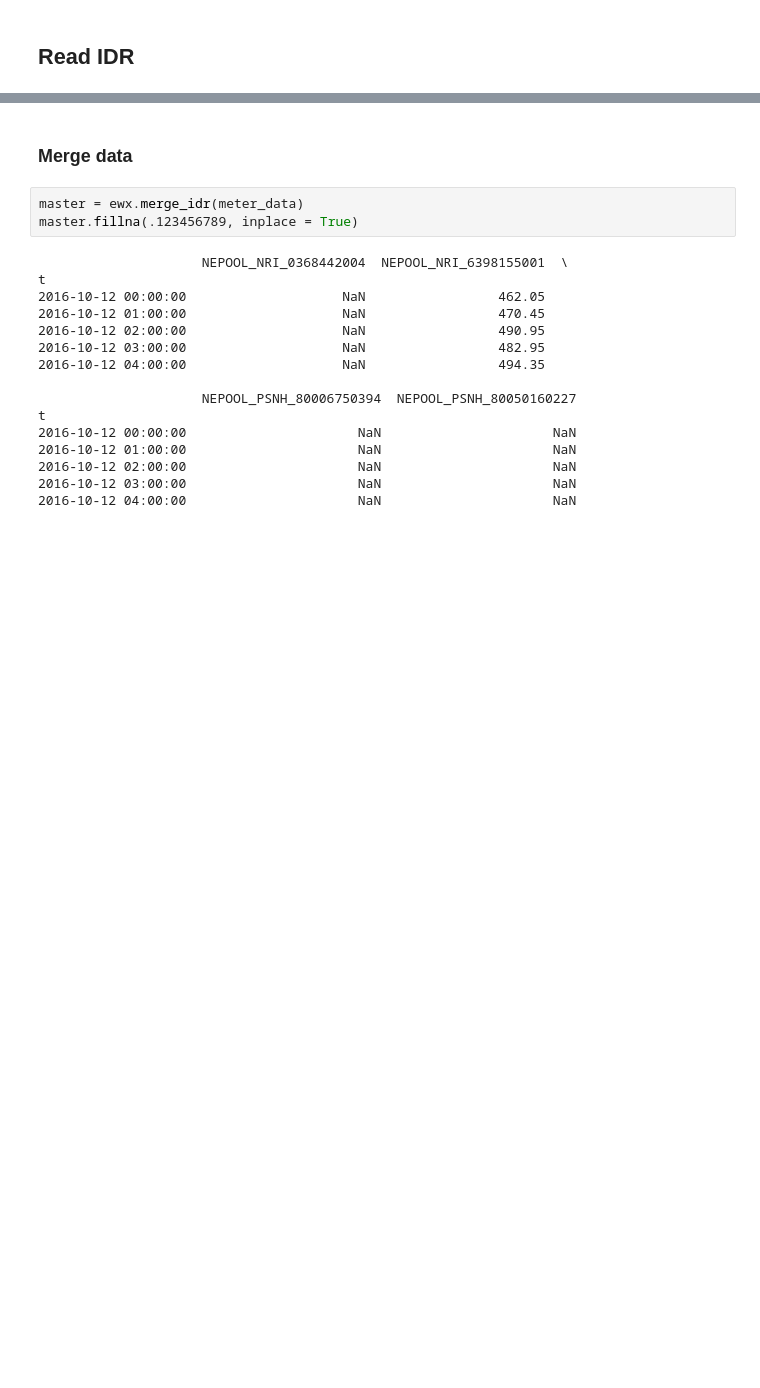
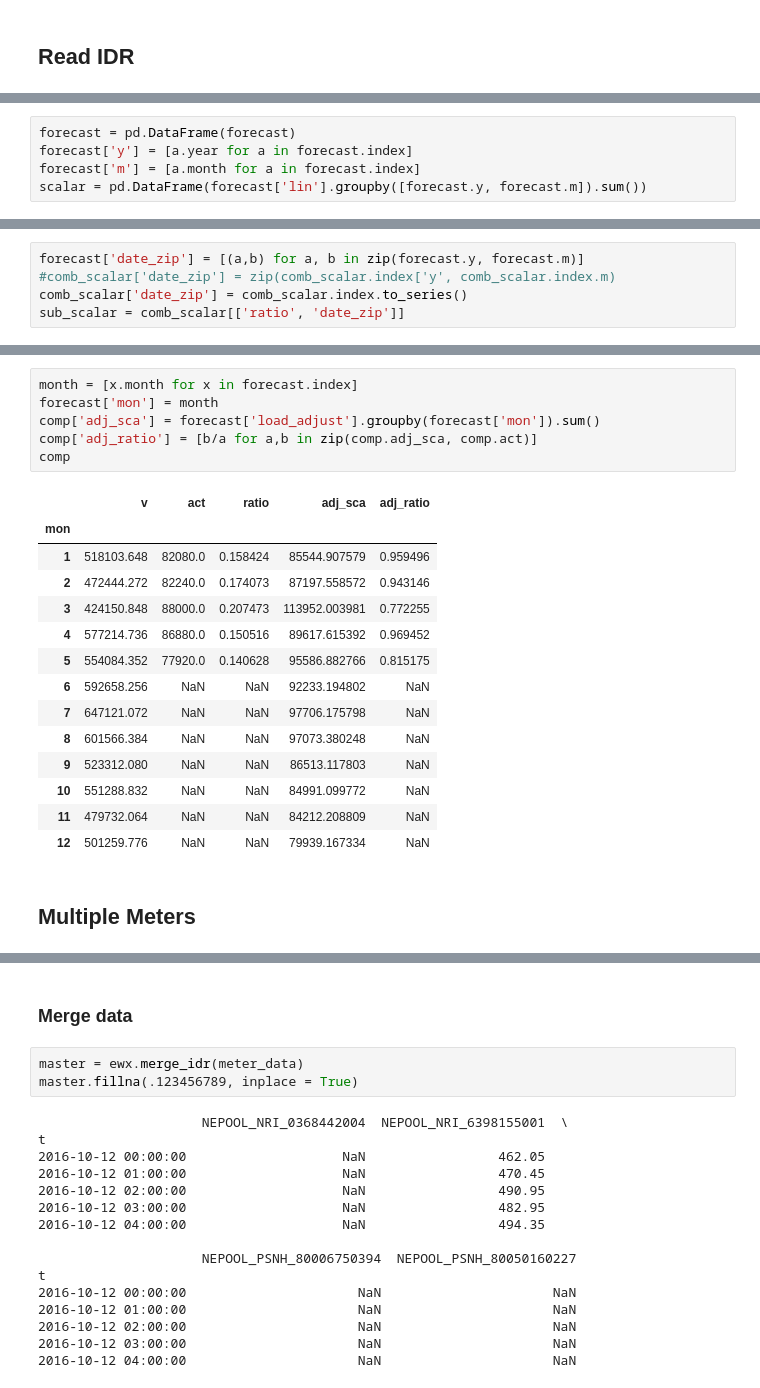
Before and after one commit to stevenhurwitt/LA-tools, a Jupyter notebook: EWX_Forecast/IDR_download_timeshift.ipynb, the cells around one changed output, grey strips where cells are left out. Drawn from its saved outputs; the diff is of its cells as text; blank space fills up the shorter version.

```diff
--- a/EWX_Forecast/IDR_download_timeshift.ipynb
+++ b/EWX_Forecast/IDR_download_timeshift.ipynb
@@ -52,0 +183,5 @@ Name: files, dtype: object
+# %%
+forecast = pd.DataFrame(forecast)
+forecast['y'] = [a.year for a in forecast.index]
+forecast['m'] = [a.month for a in forecast.index]
+scalar = pd.DataFrame(forecast['lin'].groupby([forecast.y, forecast.m]).sum())
@@ -52,0 +208,5 @@ Name: files, dtype: object
+# %%
+forecast['date_zip'] = [(a,b) for a, b in zip(forecast.y, forecast.m)]
+#comb_scalar['date_zip'] = zip(comb_scalar.index['y', comb_scalar.index.m)
+comb_scalar['date_zip'] = comb_scalar.index.to_series()
+sub_scalar = comb_scalar[['ratio', 'date_zip']]
@@ -53,3 +244,26 @@ Name: files, dtype: object
+# %%
+month = [x.month for x in forecast.index]
+forecast['mon'] = month
+comp['adj_sca'] = forecast['load_adjust'].groupby(forecast['mon']).sum()
+comp['adj_ratio'] = [b/a for a,b in zip(comp.adj_sca, comp.act)]
+comp
+# %% [output]
+|  | v | act | ratio | adj_sca | adj_ratio |
+| mon |  |  |  |  |  |
+| 1 | 518103.648 | 82080.0 | 0.158424 | 85544.907579 | 0.959496 |
+| 2 | 472444.272 | 82240.0 | 0.174073 | 87197.558572 | 0.943146 |
+| 3 | 424150.848 | 88000.0 | 0.207473 | 113952.003981 | 0.772255 |
+| 4 | 577214.736 | 86880.0 | 0.150516 | 89617.615392 | 0.969452 |
+| 5 | 554084.352 | 77920.0 | 0.140628 | 95586.882766 | 0.815175 |
+| 6 | 592658.256 | NaN | NaN | 92233.194802 | NaN |
+| 7 | 647121.072 | NaN | NaN | 97706.175798 | NaN |
+| 8 | 601566.384 | NaN | NaN | 97073.380248 | NaN |
+| 9 | 523312.080 | NaN | NaN | 86513.117803 | NaN |
+| 10 | 551288.832 | NaN | NaN | 84991.099772 | NaN |
+| 11 | 479732.064 | NaN | NaN | 84212.208809 | NaN |
+| 12 | 501259.776 | NaN | NaN | 79939.167334 | NaN |
+# %% [markdown]
+## Multiple Meters
 # %%
 meter_data = []
 
```
Also changed, not shown: parts of 21 cells of this notebook, 1 other file.
